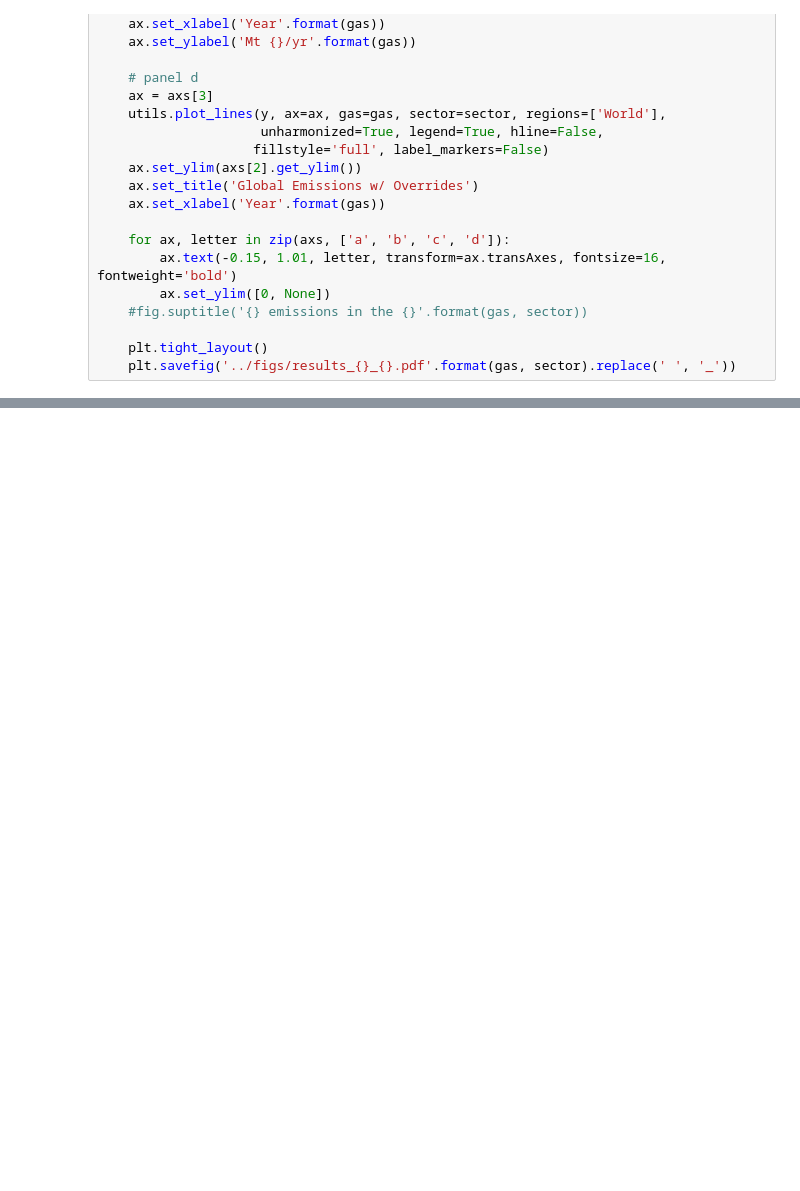
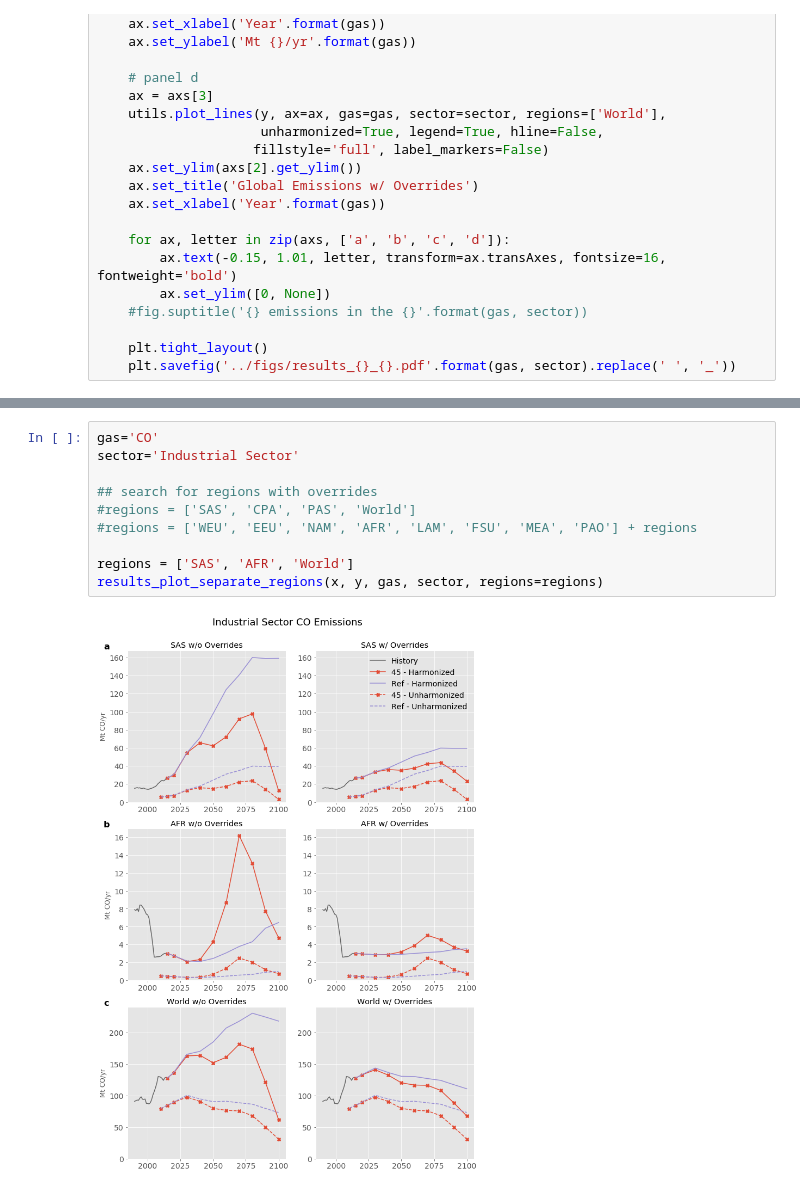
Before and after one commit to gidden/harmonization-methods-paper, a Jupyter notebook: analysis/results.ipynb, the cells around one changed output, grey strips where cells are left out. Saved outputs shown, nothing was run; the diff lists cells and outputs as text; blank space fills up the shorter version.

```diff
--- a/analysis/results.ipynb
+++ b/analysis/results.ipynb
@@ -102,0 +179,12 @@ results_plot(x, y, gas, sector, regions=['CPA', 'SAS', 'PAS'])
+# %%
+gas='CO'
+sector='Industrial Sector'
+
+## search for regions with overrides
+#regions = ['SAS', 'CPA', 'PAS', 'World']
+#regions = ['WEU', 'EEU', 'NAM', 'AFR', 'LAM', 'FSU', 'MEA', 'PAO'] + regions
+
+regions = ['SAS', 'AFR', 'World']
+results_plot_separate_regions(x, y, gas, sector, regions=regions)
+# %% [output]
+[figure, added]
```
Also changed, not shown: parts of 14 cells of this notebook, 8 other files.
